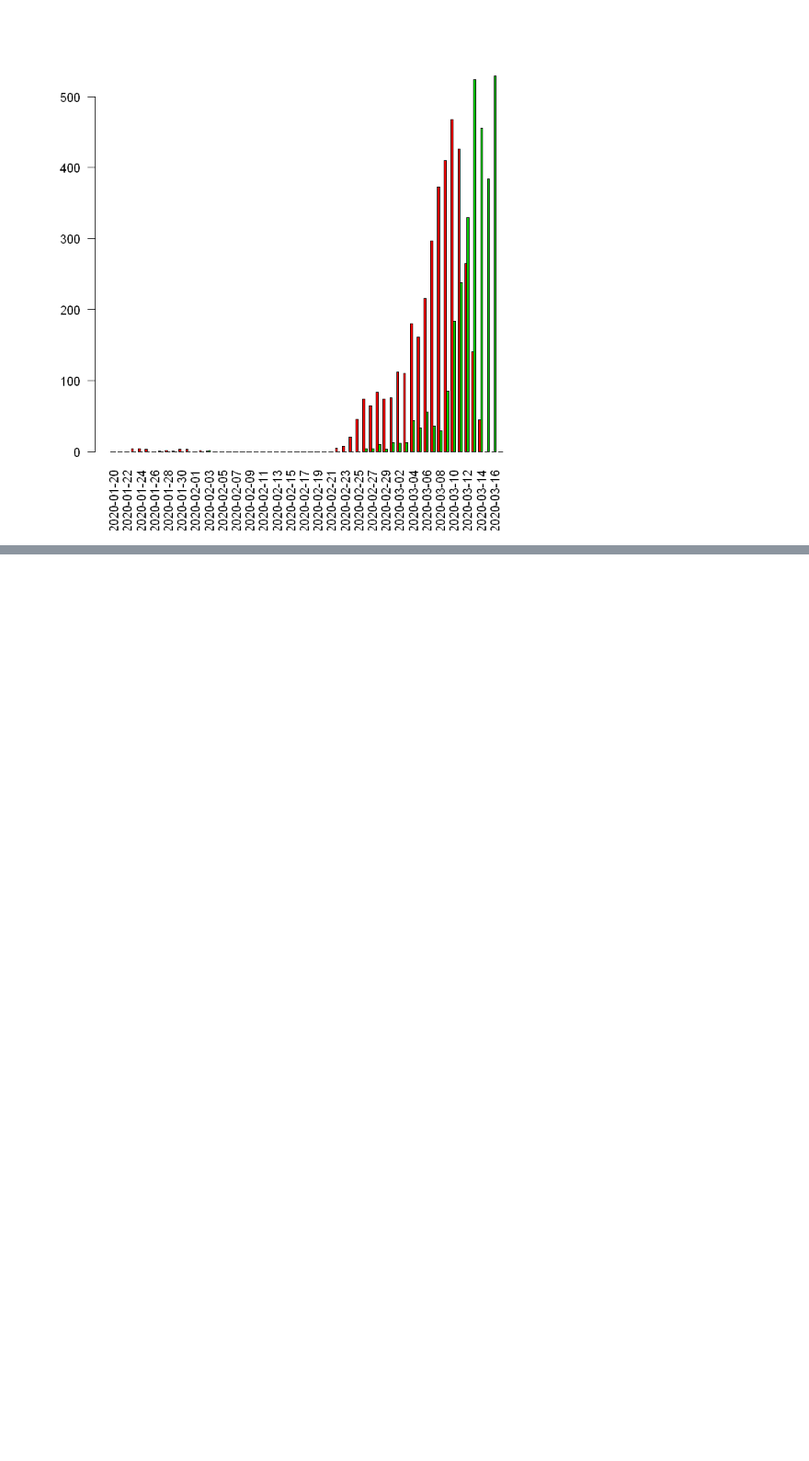
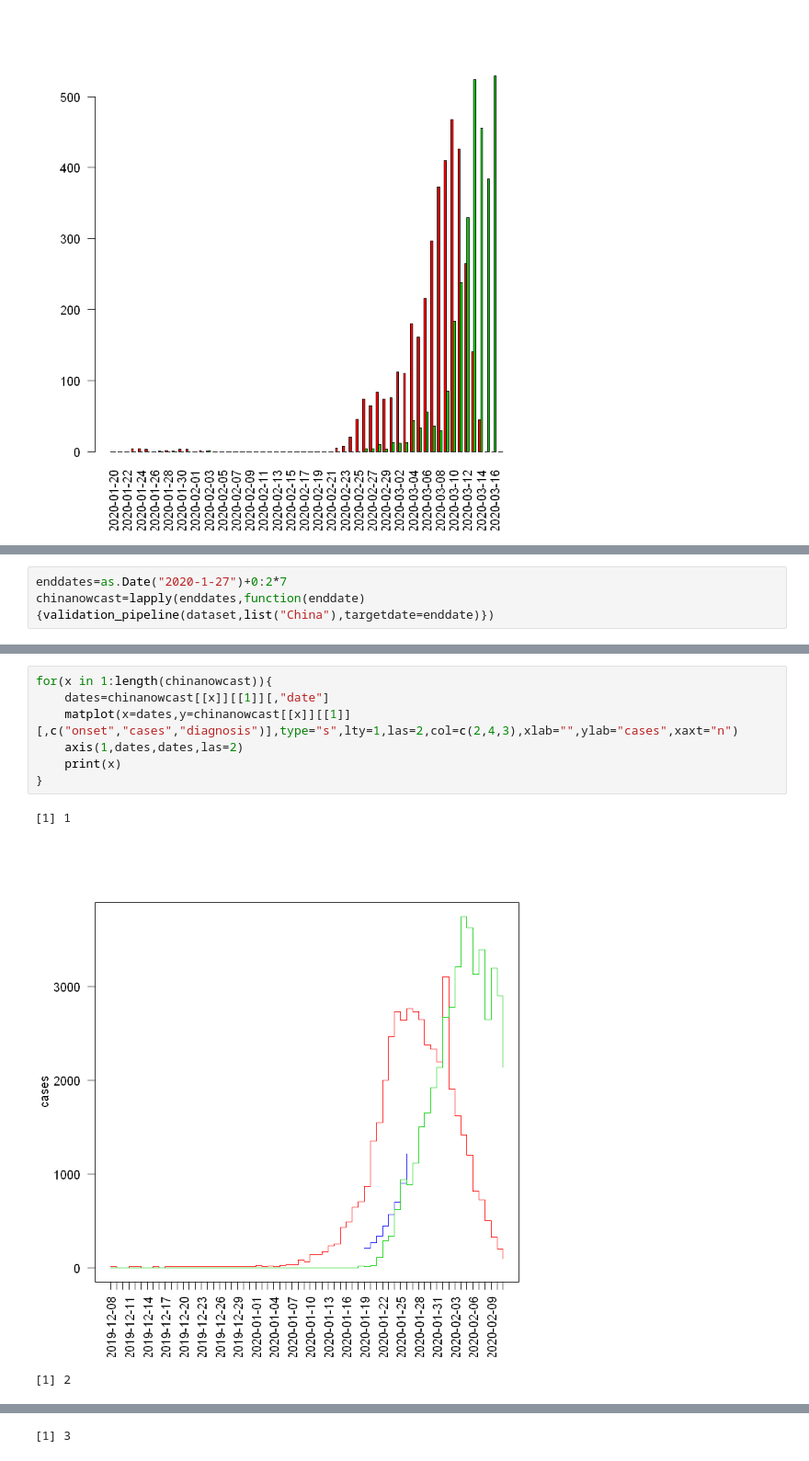
Before and after one commit to akira-endo/EpiNow, a Jupyter notebook: validation/validate_EpiNow.ipynb, the cells around one changed output, grey strips where cells are left out. Shown at 92% size. Cells and saved outputs as stored; diff of their text form; blank space fills up the shorter version.

```diff
--- a/validation/validate_EpiNow.ipynb
+++ b/validation/validate_EpiNow.ipynb
@@ -91,0 +140,3 @@ for(x in names(mergeddataset)){
+# %%
+enddates=as.Date("2020-1-27")+0:2*7
+chinanowcast=lapply(enddates,function(enddate){validation_pipeline(dataset,list("China"),targetdate=enddate)})
@@ -91,0 +159,11 @@ for(x in names(mergeddataset)){
+# %%
+for(x in 1:length(chinanowcast)){
+    dates=chinanowcast[[x]][[1]][,"date"]
+    matplot(x=dates,y=chinanowcast[[x]][[1]][,c("onset","cases","diagnosis")],type="s",lty=1,las=2,col=c(2,4,3),xlab="",ylab="cases",xaxt="n")
+    axis(1,dates,dates,las=2)
+    print(x)
+}
+# %% [output]
+[1] 1
+[figure, added]
+[1] 2
@@ -91,0 +171 @@ for(x in names(mergeddataset)){
+[1] 3
```
Also changed, not shown: parts of 7 cells of this notebook.
